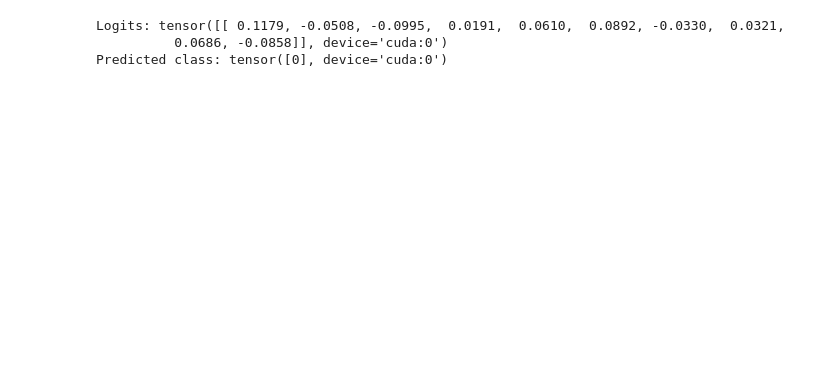
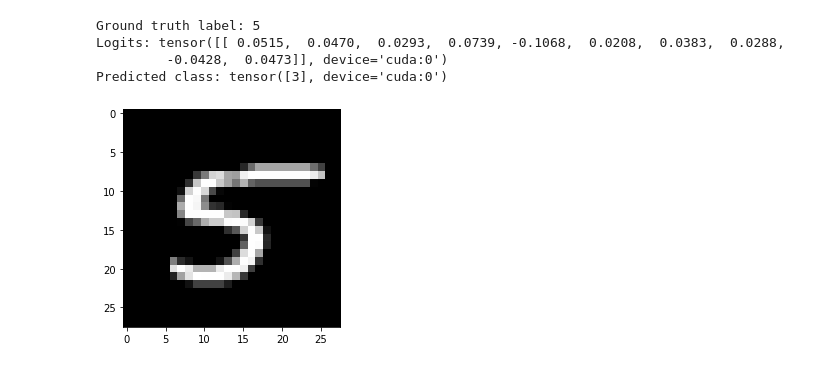
Before and after one commit to saeedzou/Machine-Unlearning, a Jupyter notebook: experiment.ipynb, the cells around one changed output. Cells and saved outputs as stored; diff of their text form; code cells hidden in the pictures; blank space fills up the shorter version.

```diff
--- a/experiment.ipynb
+++ b/experiment.ipynb
@@ -145,17 +167,23 @@ trainloader_filtered = torch.utils.data.DataLoader(trainset_filtered, batch_size
 # %%
 # define a new model
 model = LeNet5().to(device)
+# load the initial weights
+model.load_state_dict(torch.load('initial_weights.pth'))
 optimizer = optim.Adam(model.parameters(), lr=0.001)
 criterion = nn.CrossEntropyLoss()
 
 # evaluate the model on the sampled image
+plt.imshow(image.squeeze(), cmap='gray')
+print('Ground truth label: {}'.format(label))
 output, pred = evaluate(model, image.unsqueeze(0), device)
 print('Logits: {}'.format(output))
 print('Predicted class: {}'.format(pred))
 # %% [output]
-Logits: tensor([[ 0.1179, -0.0508, -0.0995,  0.0191,  0.0610,  0.0892, -0.0330,  0.0321,
-          0.0686, -0.0858]], device='cuda:0')
-Predicted class: tensor([0], device='cuda:0')
+Ground truth label: 5
+Logits: tensor([[ 0.0515,  0.0470,  0.0293,  0.0739, -0.1068,  0.0208,  0.0383,  0.0288,
+         -0.0428,  0.0473]], device='cuda:0')
+Predicted class: tensor([3], device='cuda:0')
+[figure, added]
 # %%
 # train the model
 train_loss_filtered, train_acc_filtered, test_loss_filtered, test_acc_filtered = train(model, trainloader_filtered, testloader, criterion, optimizer, 10, device)
```
Also changed, not shown: parts of 7 cells of this notebook.
